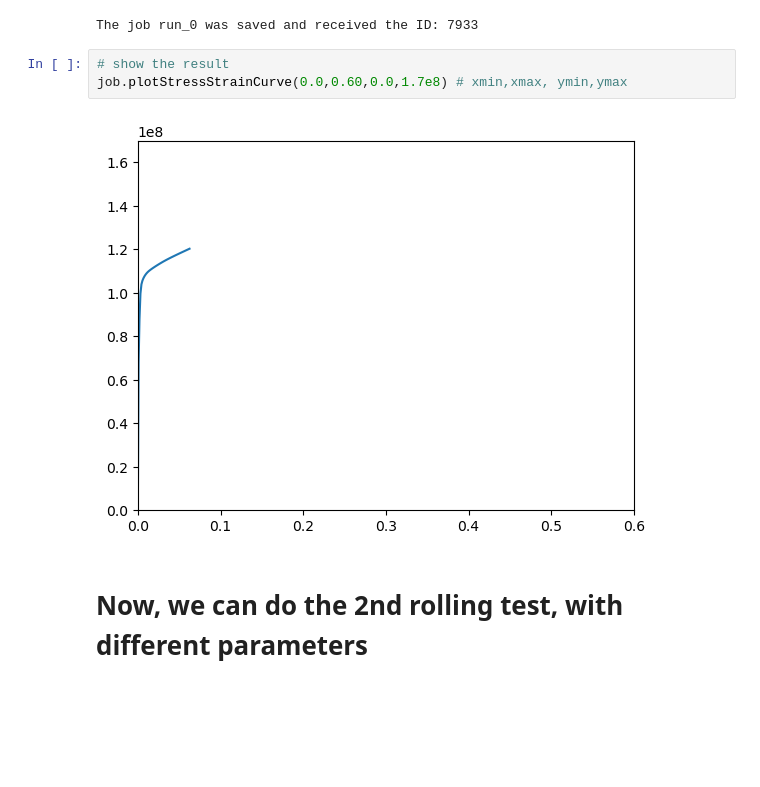
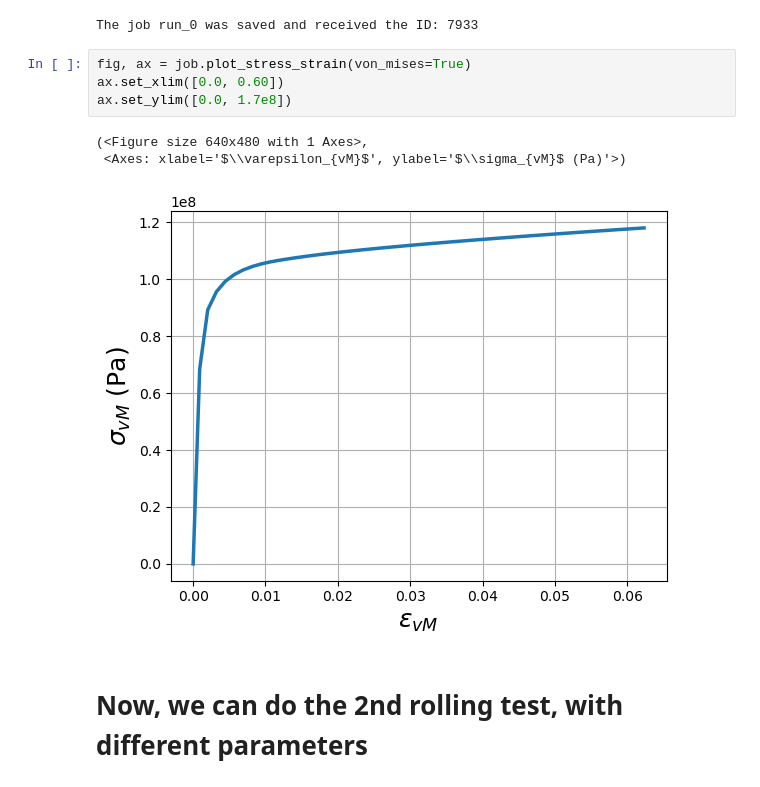
Before and after one commit to pyiron/pyiron_continuum, a Jupyter notebook: notebooks/damask_tutorial_multiplerolling.ipynb, the cells around one changed output. Saved outputs shown, nothing was run; the diff lists cells and outputs as text; blank space fills up the shorter version.

```diff
--- a/notebooks/damask_tutorial_multiplerolling.ipynb
+++ b/notebooks/damask_tutorial_multiplerolling.ipynb
@@ -90,10 +84,13 @@ job.run()
 # %% [output]
 The job run_0 was saved and received the ID: 7933
 # %%
-# show the result
-job.plotStressStrainCurve(0.0,0.60,0.0,1.7e8) # xmin,xmax, ymin,ymax
+fig, ax = job.plot_stress_strain(von_mises=True)
+ax.set_xlim([0.0, 0.60])
+ax.set_ylim([0.0, 1.7e8])
 # %% [output]
+(<Figure size 640x480 with 1 Axes>,
+ <Axes: xlabel='$\\varepsilon_{vM}$', ylabel='$\\sigma_{vM}$ (Pa)'>)
-[figure, old version]
+[figure, new version]
 # %% [markdown]
 # Now, we can do the 2nd rolling test, with different parameters
 # %%
```
Also changed, not shown: parts of 4 cells of this notebook, 3 other files.
